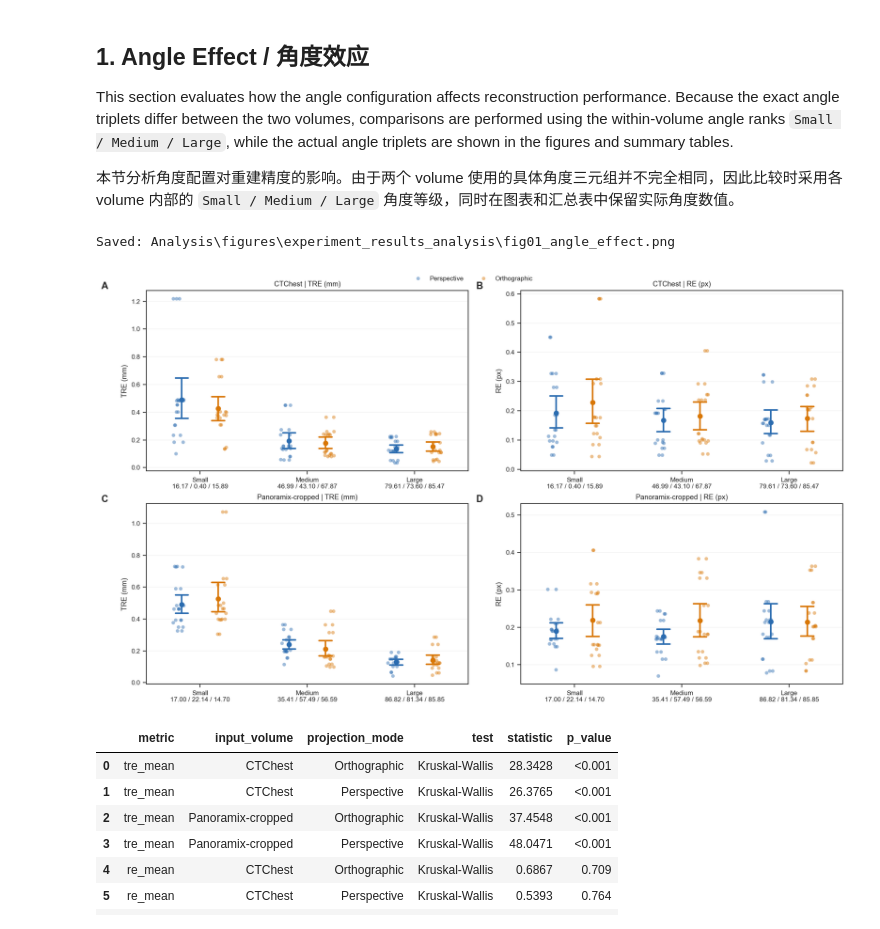
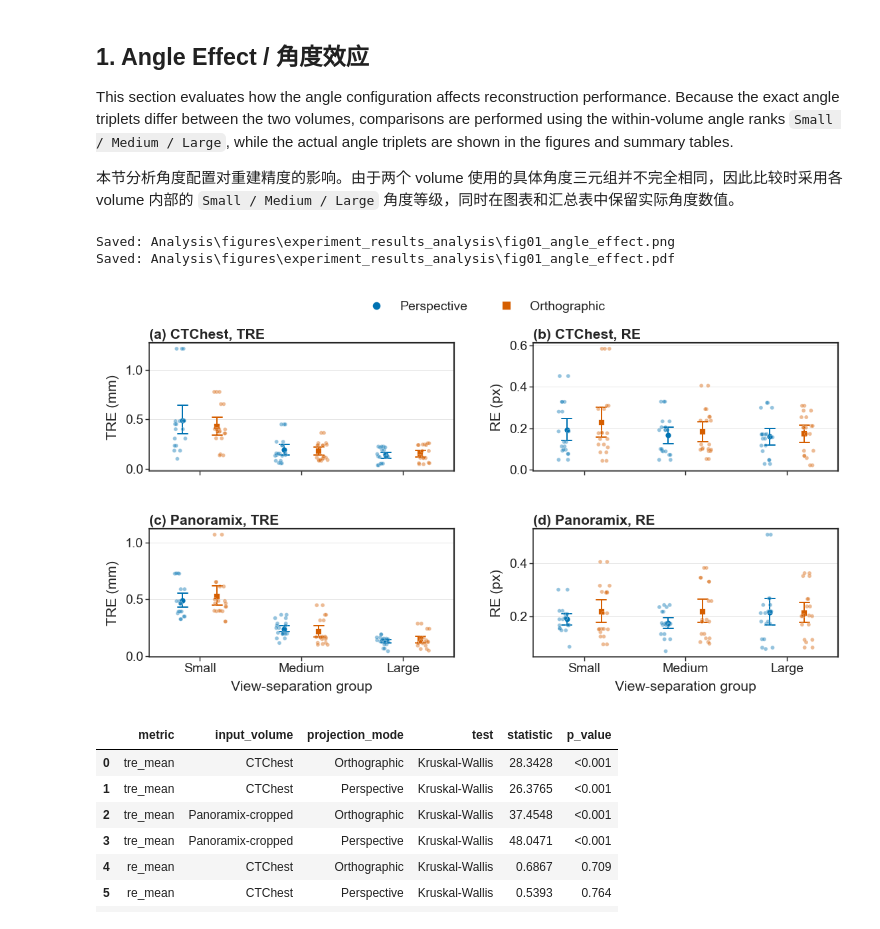
Before and after one commit to CodingHHW/Biplane, a Jupyter notebook: Analysis/experiment_results_analysis.ipynb, the cells around one changed output. Cells and saved outputs as stored; diff of their text form; code cells hidden in the pictures.

Commit message:
Polish TMI manuscript and figures

```diff
--- a/Analysis/experiment_results_analysis.ipynb
+++ b/Analysis/experiment_results_analysis.ipynb
@@ -375,55 +400,52 @@ This section evaluates how the angle configuration affects reconstruction perfor
 
 本节分析角度配置对重建精度的影响。由于两个 volume 使用的具体角度三元组并不完全相同，因此比较时采用各 volume 内部的 `Small / Medium / Large` 角度等级，同时在图表和汇总表中保留实际角度数值。
 # %%
-
-# Figure 1: Angle effect on TRE and RE (cell means)
-fig, axes = plt.subplots(len(volume_order), 2, figsize=(14, 8), constrained_layout=True)
+# Figure 1: View-separation effect on TRE and RE (cell means)
+fig, axes = plt.subplots(len(volume_order), 2, figsize=RESULT_GRID_SIZE, sharex=True)
+fig.subplots_adjust(left=0.08, right=0.985, bottom=0.13, top=0.86, hspace=0.45, wspace=0.26)
 if len(volume_order) == 1:
     axes = np.array([axes])
 
-legend_handles = None
-legend_labels = None
+panel_letters = ['a', 'b', 'c', 'd']
 for i, volume in enumerate(volume_order):
     sub = cell_df[cell_df['input_volume'] == volume].copy()
-    tick_map = angle_mapping_table.query('input_volume == @volume').set_index('angle_group')['angle_tuple_text'].to_dict()
-    xticklabels = [f"{ag}\n{tick_map[ag]}" for ag in angle_order]
-
-    for j, (metric, ylabel) in enumerate([('tre_mean', 'TRE (mm)'), ('re_mean', 'RE (px)')]):
+    for j, (metric, metric_label, ylabel) in enumerate([
+        ('tre_mean', 'TRE', 'TRE (mm)'),
+        ('re_mean', 'RE', 'RE (px)'),
+    ]):
         ax = axes[i, j]
         sns.stripplot(
             data=sub, x='angle_group', y=metric, hue='projection_mode',
             order=angle_order, hue_order=mode_order,
-            dodge=True, alpha=0.45, size=4.8, palette=mode_palette, ax=ax,
+            dodge=True, jitter=0.12, alpha=0.42, size=2.7,
+            linewidth=0.25, edgecolor='white', palette=mode_palette, ax=ax,
         )
         sns.pointplot(
             data=sub, x='angle_group', y=metric, hue='projection_mode',
             order=angle_order, hue_order=mode_order,
-            dodge=0.34, errorbar=('ci', 95), join=False, capsize=0.12,
-            markers='o', linestyles='none', palette=mode_palette, ax=ax,
+            dodge=0.34, errorbar=('ci', 95), join=False, capsize=0.10,
+            markers=['o', 's'], linestyles='none', scale=0.62,
+            errwidth=0.9, palette=mode_palette, ax=ax,
         )
-        ax.set_xticklabels(xticklabels)
-        ax.set_xlabel('')
+        panel_title(ax, panel_letters[i * 2 + j], f"{volume_label_map.get(volume, volume)}, {metric_label}")
+        ax.set_xlabel('View-separation group' if i == len(volume_order) - 1 else '')
         ax.set_ylabel(ylabel)
-        ax.set_title(f'{volume} | {ylabel}')
-        ax.grid(axis='y', alpha=0.25)
-        panel_label(ax, chr(ord('A') + i * 2 + j))
-
-        handles, labels = ax.get_legend_handles_labels()
-        filtered = OrderedDict()
-        for h, l in zip(handles, labels):
-            if l in mode_order and l not in filtered:
-                filtered[l] = h
-        legend_handles = list(filtered.values())
-        legend_labels = [mode_label_map[l] for l in filtered.keys()]
+        ax.set_xticklabels(angle_order)
+        polish_axis(ax)
         if ax.get_legend() is not None:
             ax.get_legend().remove()
 
-fig.legend(legend_handles, legend_labels, loc='upper center', ncol=2, frameon=False, bbox_to_anchor=(0.5, 1.02))
+legend_handles = [
+    Line2D([0], [0], marker='o', color=mode_palette['perspective'], label='Perspective', markersize=4.2, linewidth=0),
+    Line2D([0], [0], marker='s', color=mode_palette['orthographic'], label='Orthographic', markersize=4.2, linewidth=0),
+]
+fig.legend(handles=legend_handles, loc='upper center', ncol=2, frameon=False, bbox_to_anchor=(0.52, 0.985))
 save_fig(fig, 'fig01_angle_effect.png')
 plt.show()
 # %% [output]
 Saved: Analysis\figures\experiment_results_analysis\fig01_angle_effect.png
+Saved: Analysis\figures\experiment_results_analysis\fig01_angle_effect.pdf
-[figure, old version]
+[figure, new version]
 # %%
 # Angle effect statistics and narrative
 angle_test_display = angle_test_table.copy()
```
Also changed, not shown: parts of 6 cells of this notebook, 10 other files.
